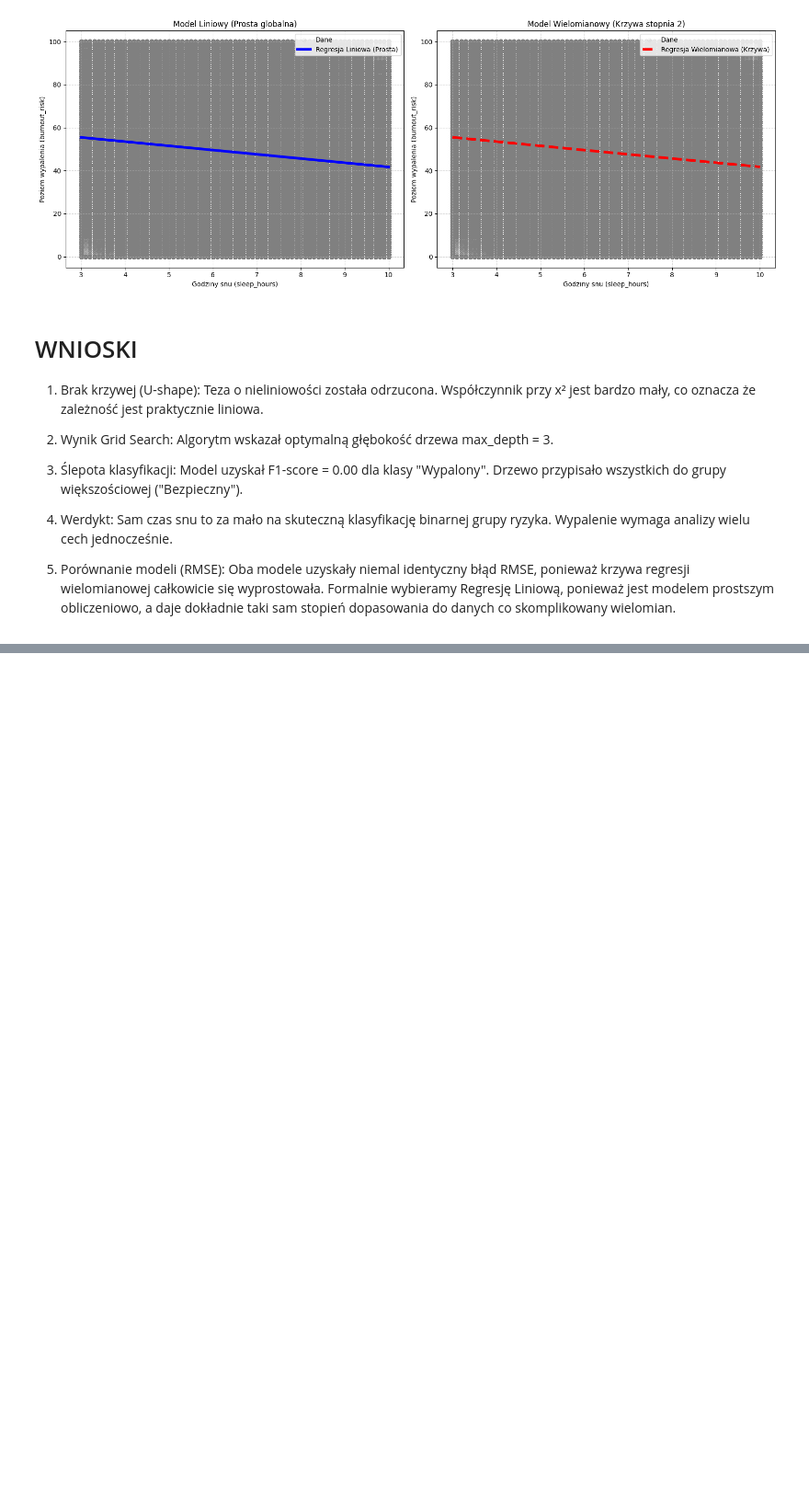
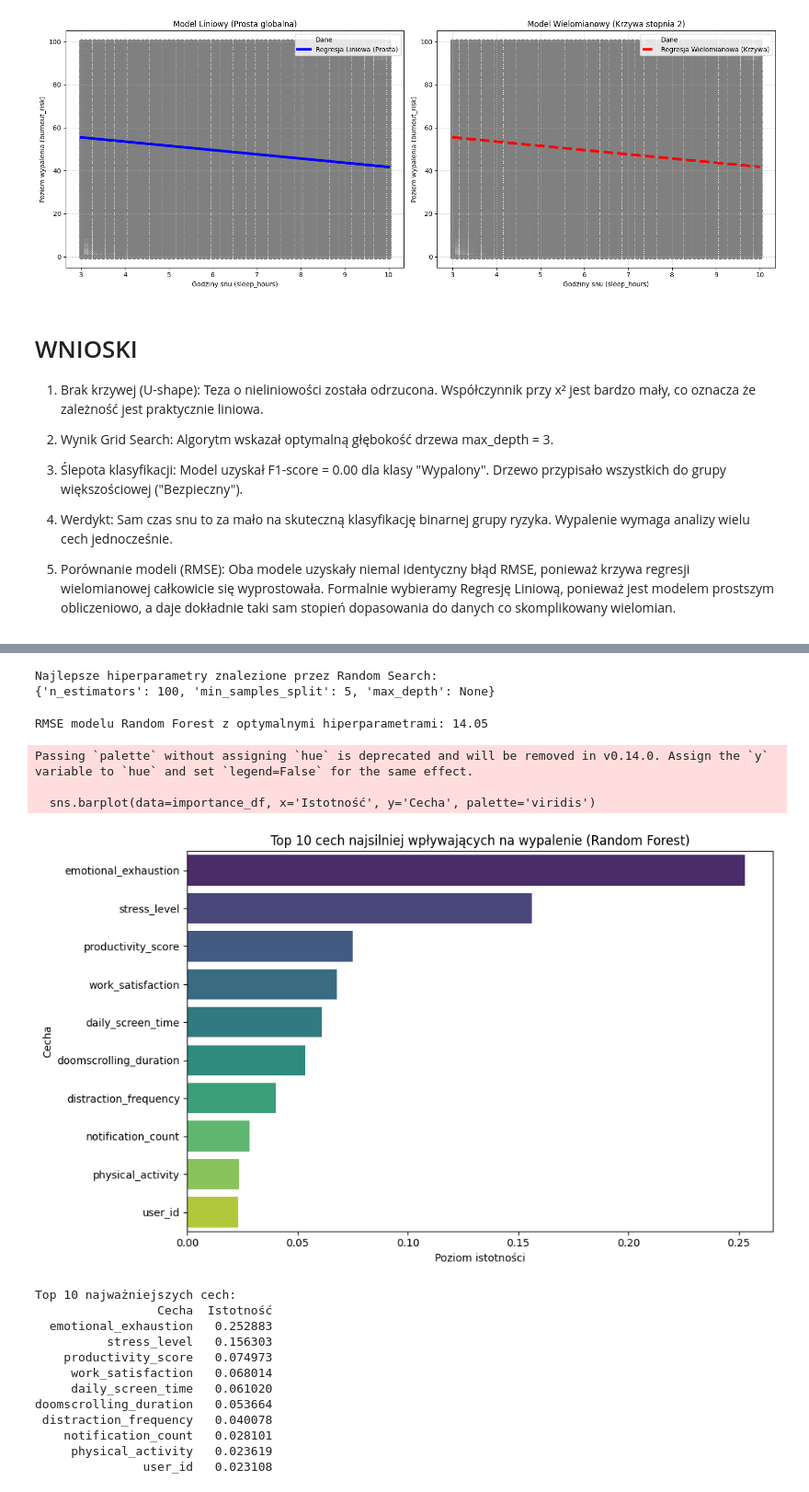
Before and after one commit to zarskamaria05/project-2026, a Jupyter notebook: Projekt_programowanie.ipynb, the cells around one changed output, grey strips where cells are left out. Shown at 92% size. Drawn from its saved outputs; the diff is of its cells as text; code cells hidden in the pictures; blank space fills up the shorter version.

```diff
--- a/Projekt_programowanie.ipynb
+++ b/Projekt_programowanie.ipynb
@@ -547,0 +639,72 @@ plt.show()
+# %%
+# --- KROK 4: Random Search — dobór hiperparametrów ---
+param_dist = {
+    'n_estimators': [50, 100, 200],
+    'max_depth': [5, 10, 15, None],
+    'min_samples_split': [2, 5, 10]
+}
+
+rf_model = RandomForestRegressor(random_state=42, n_jobs=-1)
+
+random_search = RandomizedSearchCV(
+    rf_model,
+    param_distributions=param_dist,
+    n_iter=10,
+    cv=3,
+    scoring='neg_root_mean_squared_error',
+    random_state=42,
+    n_jobs=-1
+)
+
+random_search.fit(X_train_f, y_train_f)
+
+print(f"Najlepsze hiperparametry znalezione przez Random Search:")
+print(random_search.best_params_)
+# %% [output]
+Najlepsze hiperparametry znalezione przez Random Search:
+{'n_estimators': 100, 'min_samples_split': 5, 'max_depth': None}
+# %%
+# --- KROK 5: Ocena najlepszego modelu ---
+best_rf = random_search.best_estimator_
+y_pred_final = best_rf.predict(X_test_f)
+rmse_final = np.sqrt(mean_squared_error(y_test_f, y_pred_final))
+
+print(f"RMSE modelu Random Forest z optymalnymi hiperparametrami: {rmse_final:.2f}")
+# %% [output]
+RMSE modelu Random Forest z optymalnymi hiperparametrami: 14.05
+# %%
+# --- KROK 6: Feature Importance — które cechy mają największy wpływ ---
+importances = best_rf.feature_importances_
+feature_names = X_final.columns
+
+importance_df = pd.DataFrame({
+    'Cecha': feature_names,
+    'Istotność': importances
+}).sort_values('Istotność', ascending=False).head(10)
+
+plt.figure(figsize=(10, 6))
+sns.barplot(data=importance_df, x='Istotność', y='Cecha', palette='viridis')
+plt.title('Top 10 cech najsilniej wpływających na wypalenie (Random Forest)')
+plt.xlabel('Poziom istotności')
+plt.tight_layout()
+plt.show()
+
+print("\nTop 10 najważniejszych cech:")
+print(importance_df.to_string(index=False))
+# %% [output]
+Passing `palette` without assigning `hue` is deprecated and will be removed in v0.14.0. Assign the `y` variable to `hue` and set `legend=False` for the same effect.
+
+  sns.barplot(data=importance_df, x='Istotność', y='Cecha', palette='viridis')
+[figure, added]
+Top 10 najważniejszych cech:
+                 Cecha  Istotność
+  emotional_exhaustion   0.252883
+          stress_level   0.156303
+    productivity_score   0.074973
+     work_satisfaction   0.068014
+     daily_screen_time   0.061020
+doomscrolling_duration   0.053664
+ distraction_frequency   0.040078
+    notification_count   0.028101
+     physical_activity   0.023619
+               user_id   0.023108
```
Also changed, not shown: parts of 8 cells of this notebook.
